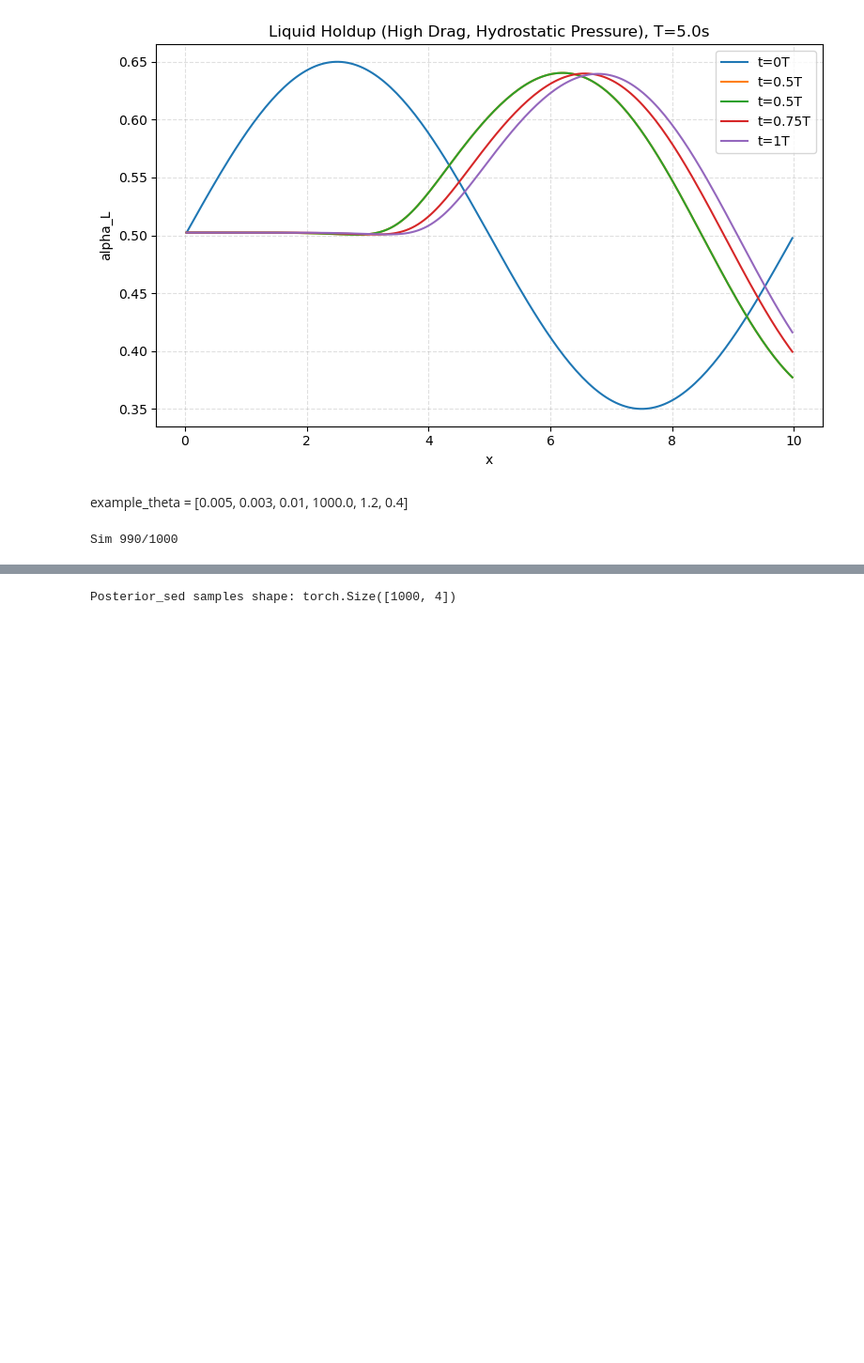
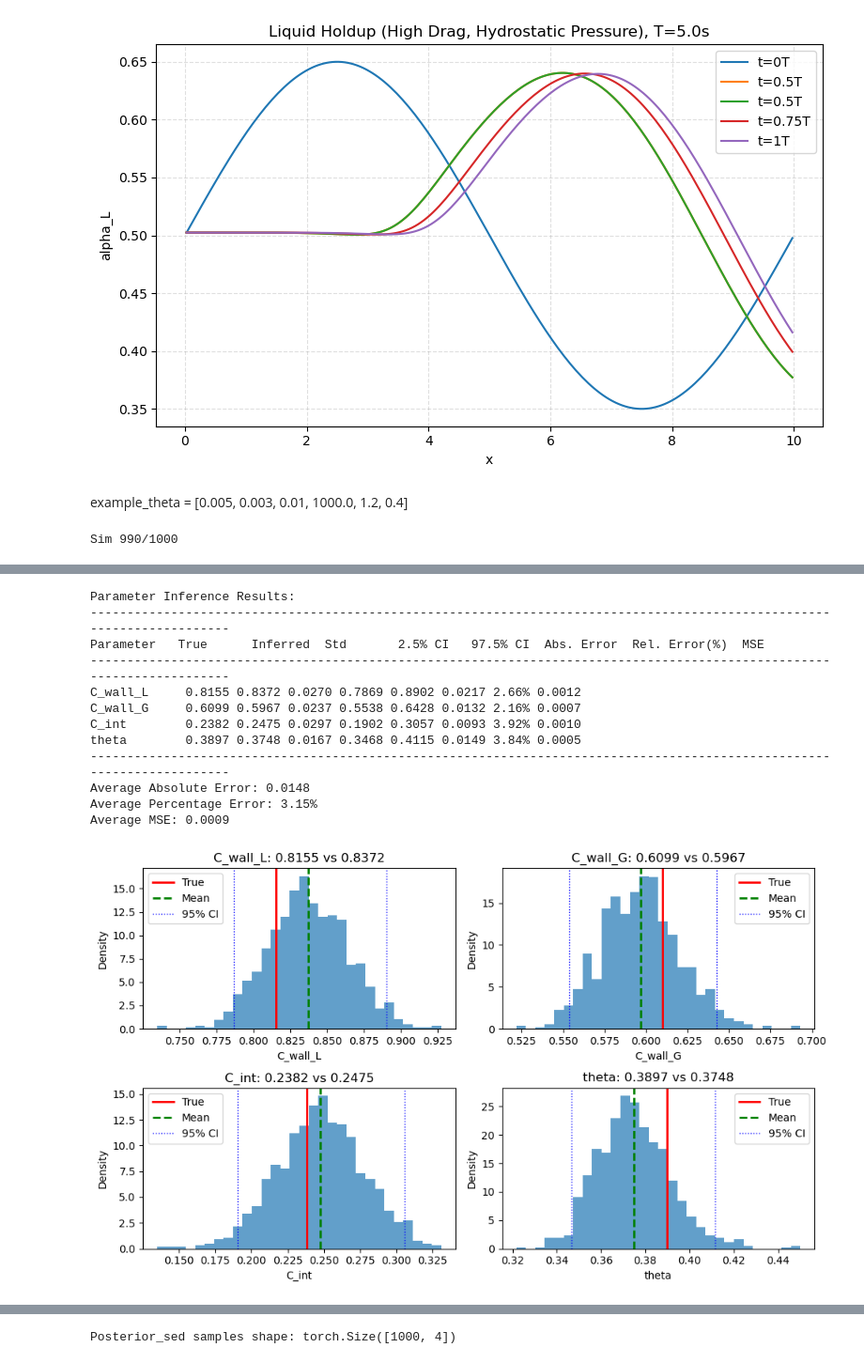
Before and after one commit to skcajs/pandora, a Jupyter notebook: notebooks/simulation_based_inference/multiphase-flow/mpf-sbi-with-buildup.ipynb, the cells around one changed output, grey strips where cells are left out. Shown at 94% size. Drawn from its saved outputs; the diff is of its cells as text; code cells hidden in the pictures; blank space fills up the shorter version.

```diff
--- a/notebooks/simulation_based_inference/multiphase-flow/mpf-sbi-with-buildup.ipynb
+++ b/notebooks/simulation_based_inference/multiphase-flow/mpf-sbi-with-buildup.ipynb
@@ -531,3 +552,63 @@ Posterior samples shape: torch.Size([1000, 4])
+# %%
+import torch
+# Calculate mean and median of posterior samples
+theta_mean = samples.mean(dim=0)
+theta_median = samples.median(dim=0)[0]
+theta_std = samples.std(dim=0)
+
+# Calculate quantiles for credible intervals
+q_low, q_high = torch.quantile(samples, torch.tensor([0.025, 0.975]), dim=0)
+
+# Calculate error metrics
+abs_error = torch.abs(theta_mean - theta_true)
+rel_error = abs_error / theta_true * 100  # percentage error
+mse = torch.mean((samples - theta_true)**2, dim=0)
+rmse = torch.sqrt(mse)
+
+# Print results in a formatted table
+print("\nParameter Inference Results:")
+print("-" * 120)
+print(f"{'Parameter':<12}{'True':<10}{'Inferred':<10}{'Std':<10}{'2.5% CI':<10}{'97.5% CI':<10}{'Abs. Error':<12}{'Rel. Error(%)':<15}{'MSE':<10}")
+print("-" * 120)
+
+for i, name in enumerate(param_names):
+    print(f"{name:<12} {theta_true[i]:.4f} {theta_mean[i]:.4f} {theta_std[i]:.4f} {q_low[i]:.4f} {q_high[i]:.4f} {abs_error[i]:.4f} {rel_error[i]:.2f}% {mse[i]:.4f}")
+
+print("-" * 120)
+print(f"Average Absolute Error: {abs_error.mean():.4f}")
+print(f"Average Percentage Error: {rel_error.mean():.2f}%")
+print(f"Average MSE: {mse.mean():.4f}")
+
+# Visualize the true parameter vs inferred (mean and 95% CI)
+plt.figure(figsize=(10, 6))
+for i, name in enumerate(param_names):
+    plt.subplot(2, 2, i+1)
+    plt.hist(samples[:, i].numpy(), bins=30, alpha=0.7, density=True)
+    plt.axvline(theta_true[i], color='r', linestyle='-', linewidth=2, label='True')
+    plt.axvline(theta_mean[i], color='g', linestyle='--', linewidth=2, label='Mean')
+    plt.axvline(q_low[i], color='b', linestyle=':', linewidth=1, label='95% CI')
+    plt.axvline(q_high[i], color='b', linestyle=':', linewidth=1)
+    plt.title(f"{name}: {theta_true[i]:.4f} vs {theta_mean[i]:.4f}")
+    plt.xlabel(f"{name}")
+    plt.ylabel("Density")
+    plt.legend()
+
+plt.tight_layout()
+plt.show()
+# %% [output]
+Parameter Inference Results:
+------------------------------------------------------------------------------------------------------------------------
+Parameter   True      Inferred  Std       2.5% CI   97.5% CI  Abs. Error  Rel. Error(%)  MSE
+------------------------------------------------------------------------------------------------------------------------
+C_wall_L     0.8155 0.8372 0.0270 0.7869 0.8902 0.0217 2.66% 0.0012
+C_wall_G     0.6099 0.5967 0.0237 0.5538 0.6428 0.0132 2.16% 0.0007
+C_int        0.2382 0.2475 0.0297 0.1902 0.3057 0.0093 3.92% 0.0010
+theta        0.3897 0.3748 0.0167 0.3468 0.4115 0.0149 3.84% 0.0005
+------------------------------------------------------------------------------------------------------------------------
+Average Absolute Error: 0.0148
+Average Percentage Error: 3.15%
+Average MSE: 0.0009
+[figure, added]
 # %%
 from sbi import analysis
 
```
Also changed, not shown: parts of 10 cells of this notebook, 23 other files.
